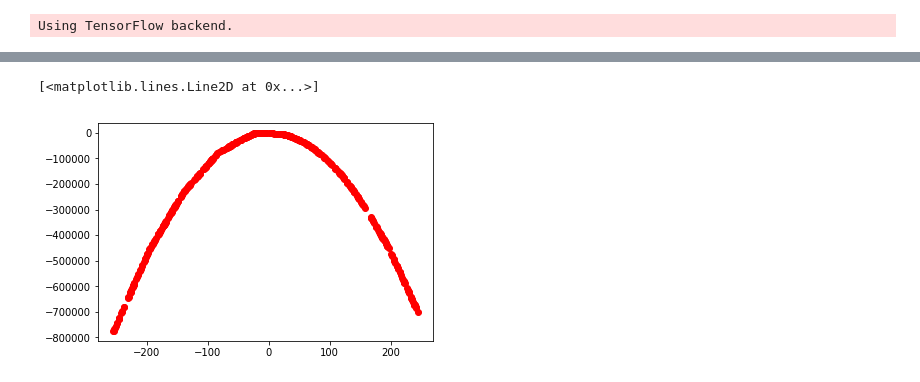
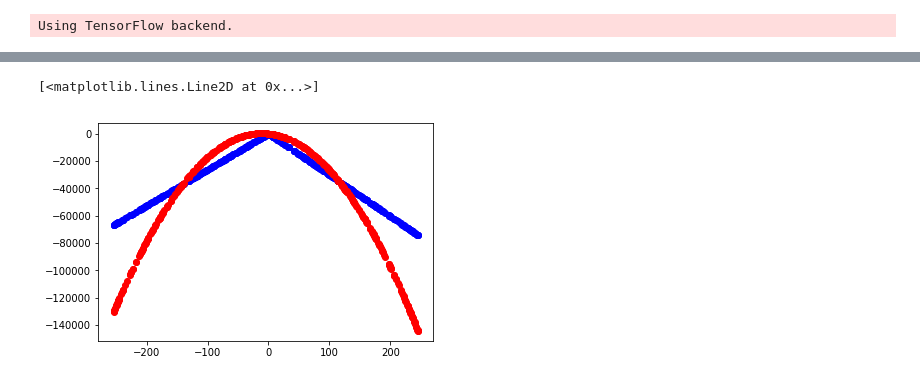
Before and after one commit to Las-Desire/Cube_Las, a Jupyter notebook: one-four demention/two.ipynb, the cells around one changed output, grey strips where cells are left out. Cells and saved outputs as stored; diff of their text form; code cells hidden in the pictures.

```diff
--- a/one-four demention/two.ipynb
+++ b/one-four demention/two.ipynb
@@ -39,6 +39,7 @@ pp.plot(X,Y,"ro")
 model=keras.models.Sequential()
 model.add(layer=keras.layers.Dense(10,input_shape=(1,)))
 model.add(layer=keras.layers.Dense(10,activation='relu'))
+model.add(keras.layers.Dropout(0.5))
 model.add(layer=keras.layers.Dense(20,activation='relu'))
 model.add(layer=keras.layers.Dense(1))
 # %%
@@ -65,7 +66,8 @@ Epoch 4143/10000
 <keras.callbacks.History at 0x...>
 # %%
 Y_=model.predict(X)
-pp.plot(X,Y_,"ro")
+pp.plot(X,Y_,"ro",color='b')
+pp.plot(X,Y,"ro")
 # %% [output]
 [<matplotlib.lines.Line2D at 0x...>]
-[figure, old version]
+[figure, new version]
```
Also changed, not shown: parts of 3 cells of this notebook, 1 other file.
